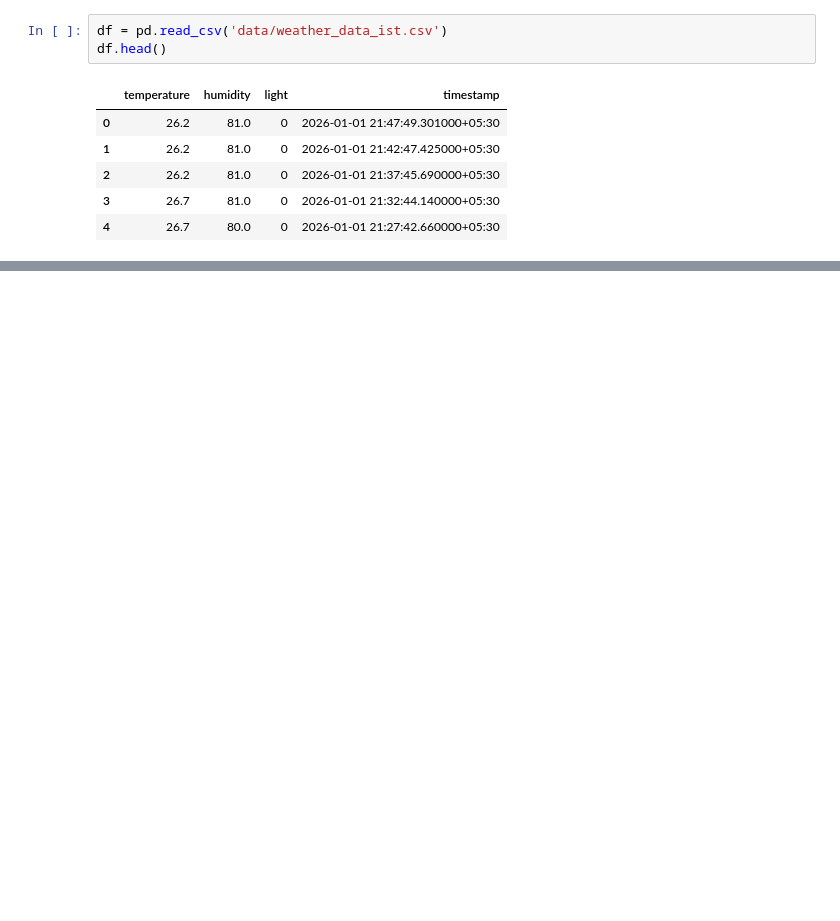
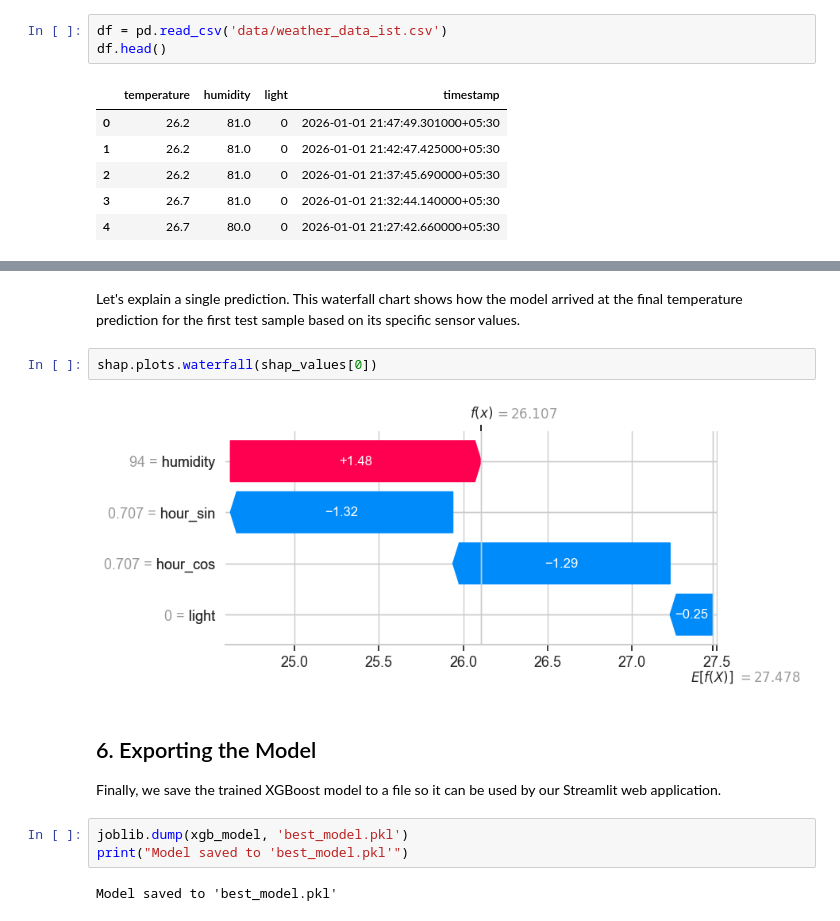
Before and after one commit to anushnkunder/weather-predicition-ML, a Jupyter notebook: Weather_Prediction_Mini_Project.ipynb, the cells around one changed output, grey strips where cells are left out. Cells and saved outputs as stored; diff of their text form; blank space fills up the shorter version.

```diff
--- a/Weather_Prediction_Mini_Project.ipynb
+++ b/Weather_Prediction_Mini_Project.ipynb
@@ -222,0 +107,14 @@ plt.show()
+# %% [markdown]
+Let's explain a single prediction. This waterfall chart shows how the model arrived at the final temperature prediction for the first test sample based on its specific sensor values.
+# %%
+shap.plots.waterfall(shap_values[0])
+# %% [output]
+[figure, added]
+# %% [markdown]
+## 6. Exporting the Model
+Finally, we save the trained XGBoost model to a file so it can be used by our Streamlit web application.
+# %%
+joblib.dump(xgb_model, 'best_model.pkl')
+print("Model saved to 'best_model.pkl'")
+# %% [output]
+Model saved to 'best_model.pkl'
```
Also changed, not shown: parts of 29 cells of this notebook, 5 other files.
